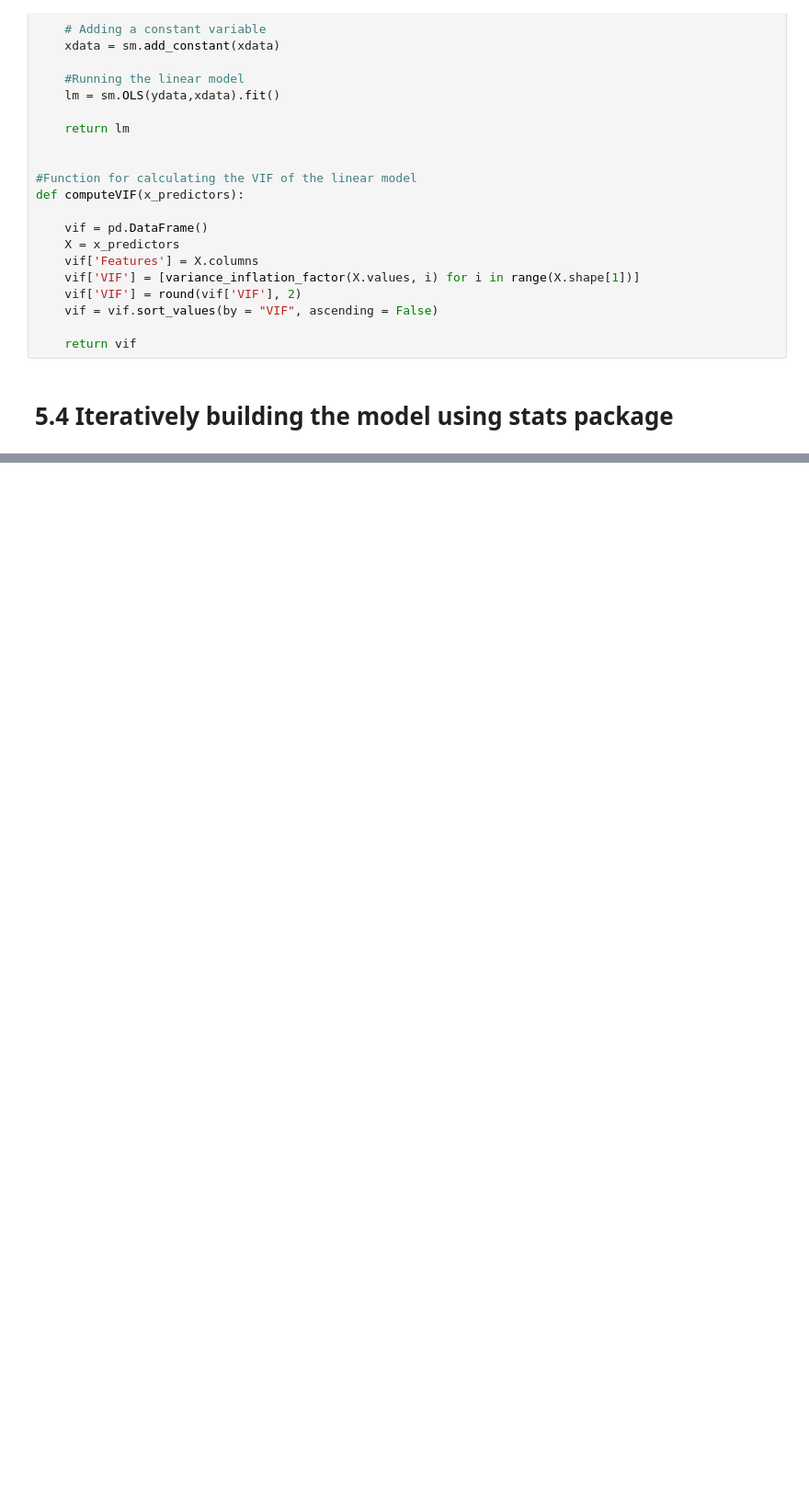
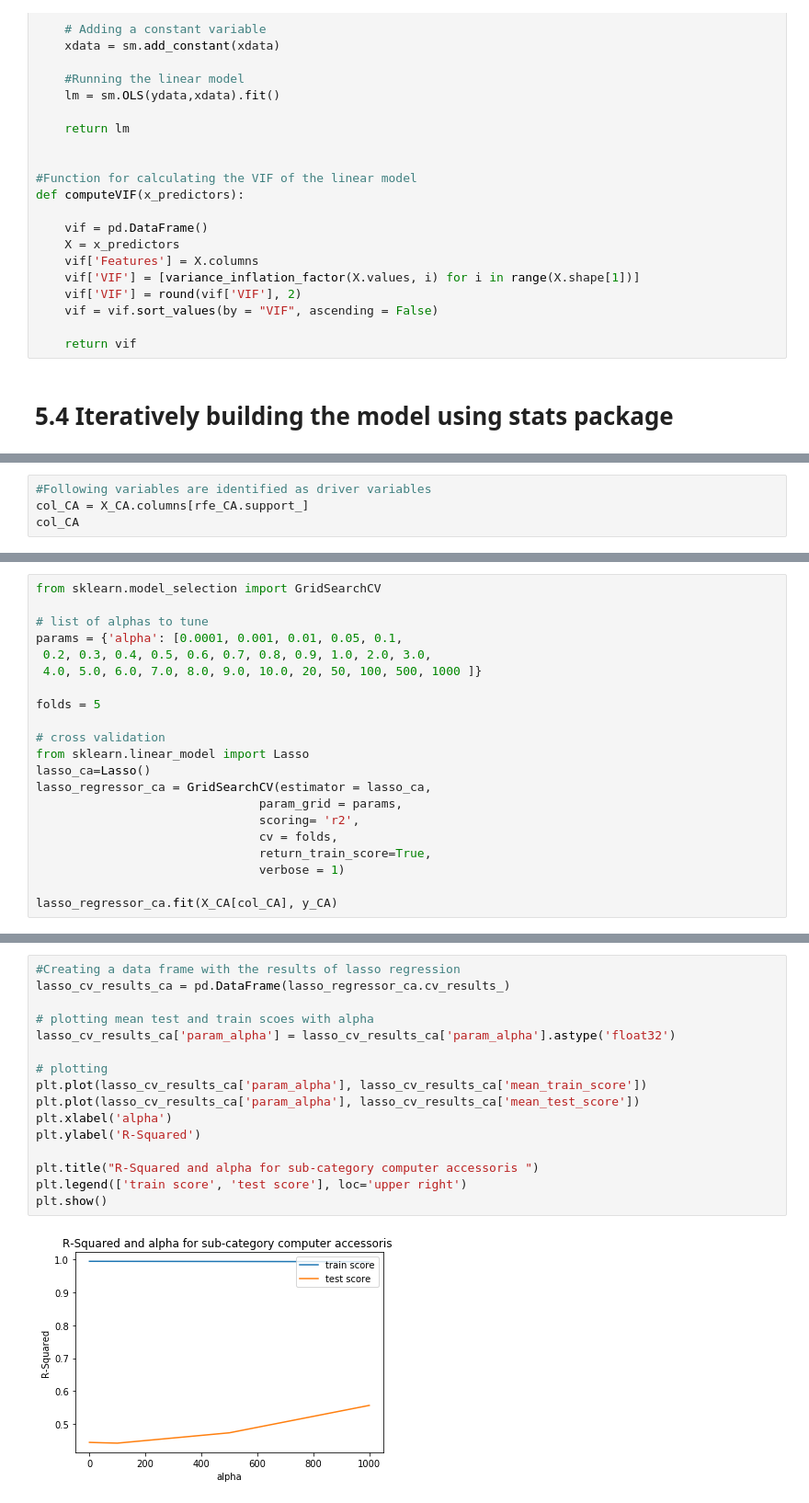
Before and after one commit to Nanditha-G-N/Machine-Learning-Case-Studies, a Jupyter notebook: ecommerce-capstone/ecommerce-assignment-Krishnan.ipynb, the cells around one changed output, grey strips where cells are left out. Shown at 92% size. Cells and saved outputs as stored; diff of their text form; blank space fills up the shorter version.

Commit message:
Updating with basic model

```diff
--- a/ecommerce-capstone/ecommerce-assignment-Krishnan.ipynb
+++ b/ecommerce-capstone/ecommerce-assignment-Krishnan.ipynb
@@ -2494,0 +2189,4 @@ strong multicollinearity problems or that the design matrix is singular.
+# %%
+#Following variables are identified as driver variables
+col_CA = X_CA.columns[rfe_CA.support_]
+col_CA
@@ -2494,0 +2222,21 @@ strong multicollinearity problems or that the design matrix is singular.
+# %%
+from sklearn.model_selection import GridSearchCV
+
+# list of alphas to tune
+params = {'alpha': [0.0001, 0.001, 0.01, 0.05, 0.1,
+ 0.2, 0.3, 0.4, 0.5, 0.6, 0.7, 0.8, 0.9, 1.0, 2.0, 3.0,
+ 4.0, 5.0, 6.0, 7.0, 8.0, 9.0, 10.0, 20, 50, 100, 500, 1000 ]}
+
+folds = 5
+
+# cross validation
+from sklearn.linear_model import Lasso
+lasso_ca=Lasso()
+lasso_regressor_ca = GridSearchCV(estimator = lasso_ca,
+                               param_grid = params,
+                               scoring= 'r2',
+                               cv = folds,
+                               return_train_score=True,
+                               verbose = 1)
+
+lasso_regressor_ca.fit(X_CA[col_CA], y_CA)
@@ -2494,0 +2254,18 @@ strong multicollinearity problems or that the design matrix is singular.
+# %%
+#Creating a data frame with the results of lasso regression
+lasso_cv_results_ca = pd.DataFrame(lasso_regressor_ca.cv_results_)
+
+# plotting mean test and train scoes with alpha
+lasso_cv_results_ca['param_alpha'] = lasso_cv_results_ca['param_alpha'].astype('float32')
+
+# plotting
+plt.plot(lasso_cv_results_ca['param_alpha'], lasso_cv_results_ca['mean_train_score'])
+plt.plot(lasso_cv_results_ca['param_alpha'], lasso_cv_results_ca['mean_test_score'])
+plt.xlabel('alpha')
+plt.ylabel('R-Squared')
+
+plt.title("R-Squared and alpha for sub-category computer accessoris ")
+plt.legend(['train score', 'test score'], loc='upper right')
+plt.show()
+# %% [output]
+[figure, added]
```
Also changed, not shown: parts of 79 cells of this notebook.
